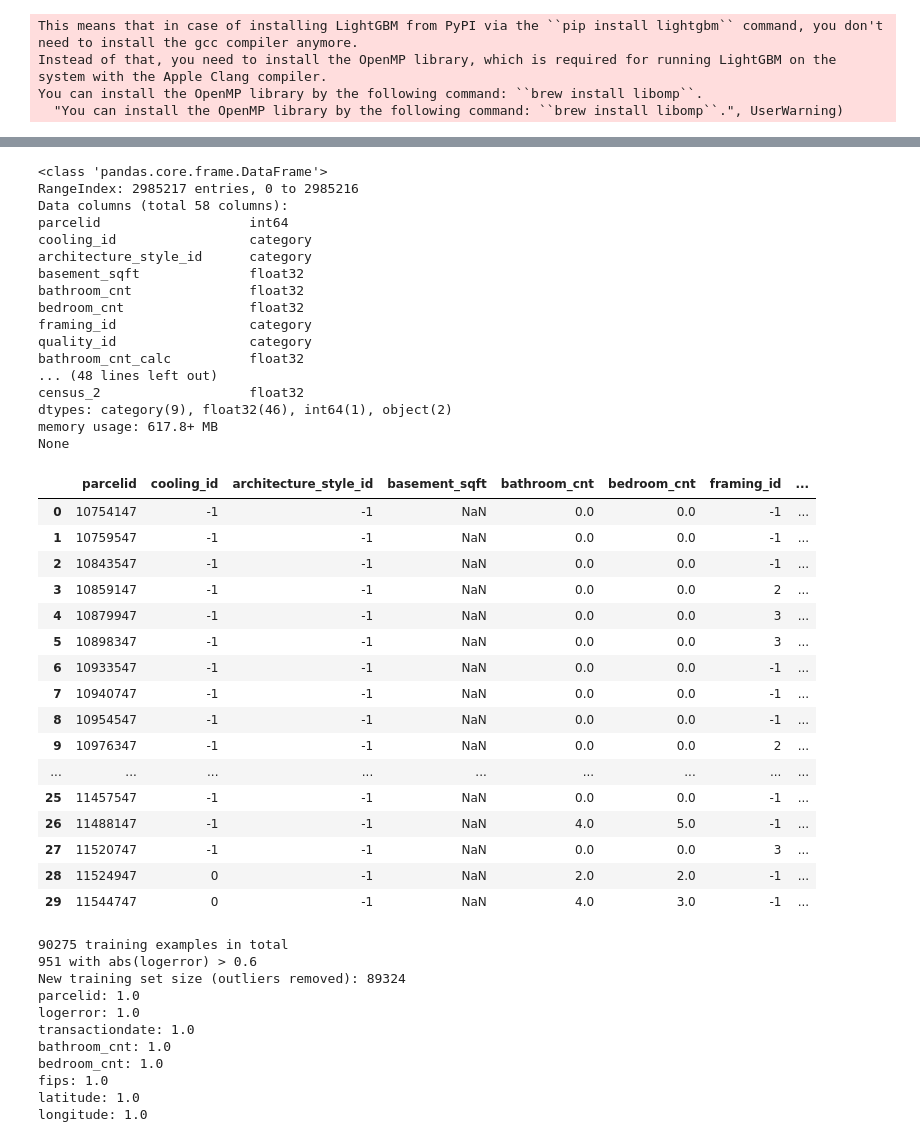
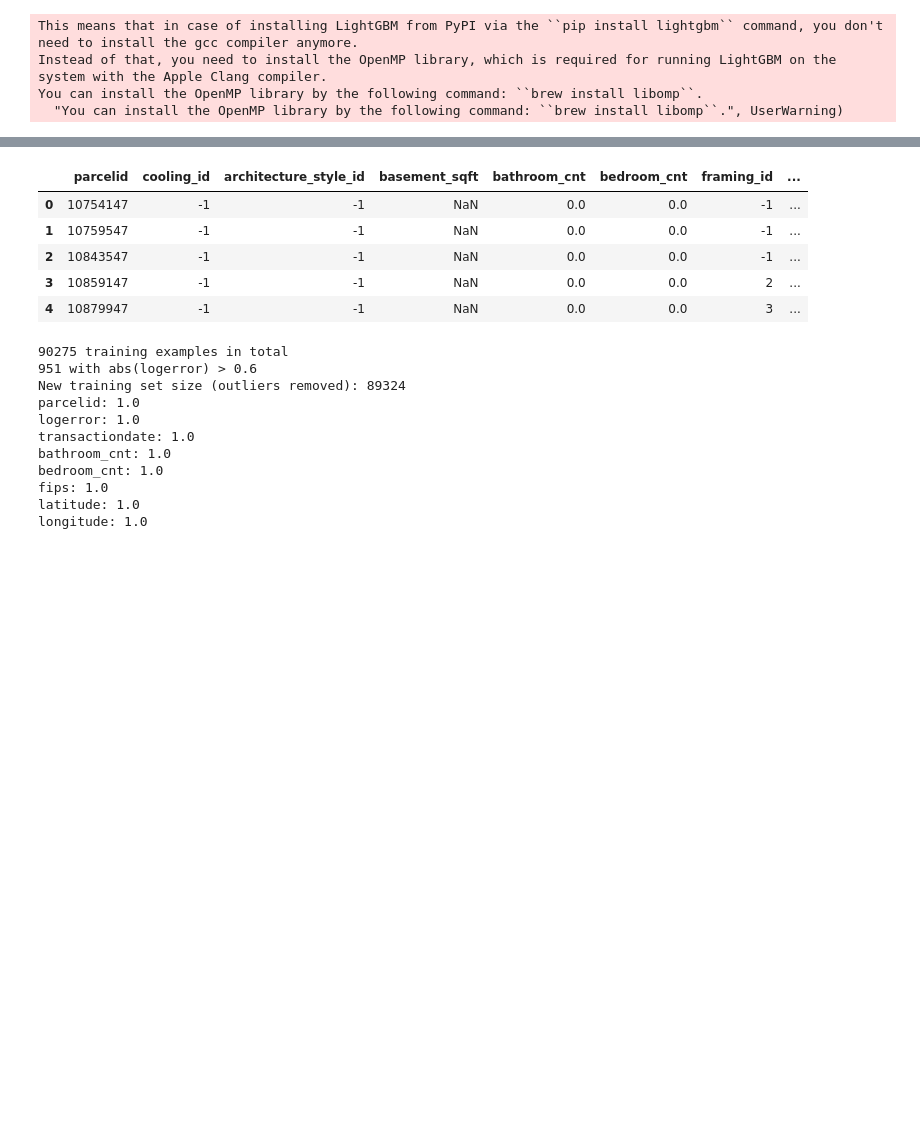
Before and after one commit to junjiedong/Zillow-Kaggle, a Jupyter notebook: model.ipynb, the cells around one changed output, grey strips where cells are left out. Cells and saved outputs as stored; diff of their text form; code cells hidden in the pictures; blank space fills up the shorter version.

```diff
--- a/model.ipynb
+++ b/model.ipynb
@@ -68,4 +40,7 @@ prop.head(30)
 # %%
-print("Number of transaction records: {}".format(len(train_2016)))
+%%time
+# Load in properties data
+prop = data_proc.load_properties_data("data/properties_2016.csv")
 print("Number of properties: {}".format(len(prop)))
 print("Number of property features: {}".format(len(prop.columns)-1))
+prop.head()
@@ -71,0 +52,6 @@ print("Number of property features: {}".format(len(prop.columns)-1))
+# %%
+%%time
+# Load in training data (with logerror labels)
+train_2016 = data_proc.load_training_data("data/train_2016_v2.csv")
+print("Number of transaction records: {}".format(len(train_2016)))
+train_2016.head()
@@ -72,44 +62,15 @@ print("Number of property features: {}".format(len(prop.columns)-1))
 # %%
 # Rename & retype the feature columns; also unify representations of missing values
 data_proc.rename_columns(prop)
 data_proc.retype_columns(prop)
-print(prop.info())
-prop.head(30)
+prop.head()
 # %% [output]
-<class 'pandas.core.frame.DataFrame'>
-RangeIndex: 2985217 entries, 0 to 2985216
-Data columns (total 58 columns):
-parcelid                   int64
-cooling_id                 category
-architecture_style_id      category
-basement_sqft              float32
-bathroom_cnt               float32
-bedroom_cnt                float32
-framing_id                 category
-quality_id                 category
-bathroom_cnt_calc          float32
-... (48 lines left out)
-census_2                   float32
-dtypes: category(9), float32(46), int64(1), object(2)
-memory usage: 617.8+ MB
-None
 |  | parcelid | cooling_id | architecture_style_id | basement_sqft | bathroom_cnt | bedroom_cnt | framing_id | ... |
 | 0 | 10754147 | -1 | -1 | NaN | 0.0 | 0.0 | -1 | ... |
 | 1 | 10759547 | -1 | -1 | NaN | 0.0 | 0.0 | -1 | ... |
 | 2 | 10843547 | -1 | -1 | NaN | 0.0 | 0.0 | -1 | ... |
 | 3 | 10859147 | -1 | -1 | NaN | 0.0 | 0.0 | 2 | ... |
 | 4 | 10879947 | -1 | -1 | NaN | 0.0 | 0.0 | 3 | ... |
-| 5 | 10898347 | -1 | -1 | NaN | 0.0 | 0.0 | 3 | ... |
-| 6 | 10933547 | -1 | -1 | NaN | 0.0 | 0.0 | -1 | ... |
-| 7 | 10940747 | -1 | -1 | NaN | 0.0 | 0.0 | -1 | ... |
-| 8 | 10954547 | -1 | -1 | NaN | 0.0 | 0.0 | -1 | ... |
-| 9 | 10976347 | -1 | -1 | NaN | 0.0 | 0.0 | 2 | ... |
-| ... | ... | ... | ... | ... | ... | ... | ... | ... |
-| 25 | 11457547 | -1 | -1 | NaN | 0.0 | 0.0 | -1 | ... |
-| 26 | 11488147 | -1 | -1 | NaN | 4.0 | 5.0 | -1 | ... |
-| 27 | 11520747 | -1 | -1 | NaN | 0.0 | 0.0 | 3 | ... |
-| 28 | 11524947 | 0 | -1 | NaN | 2.0 | 2.0 | -1 | ... |
-| 29 | 11544747 | 0 | -1 | NaN | 4.0 | 3.0 | -1 | ... |
 # %%
 # Join the training data with the property table
 train_2016 = train_2016.merge(how='left', right=prop, on='parcelid')
```
Also changed, not shown: parts of 13 cells of this notebook, 2 other files.
